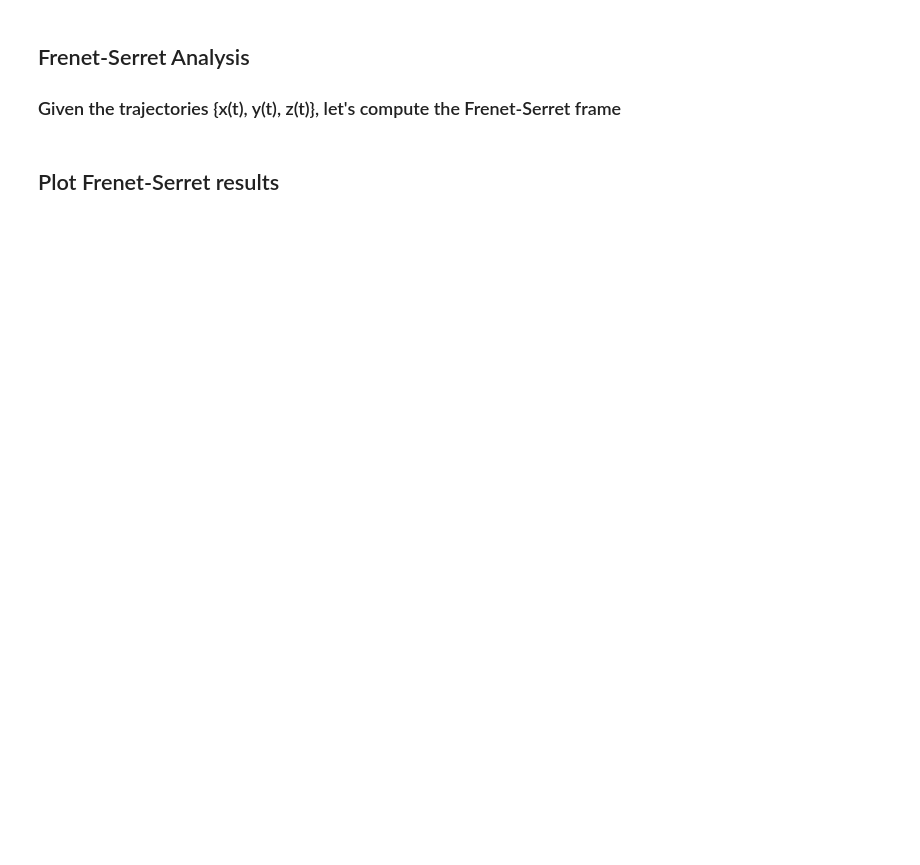
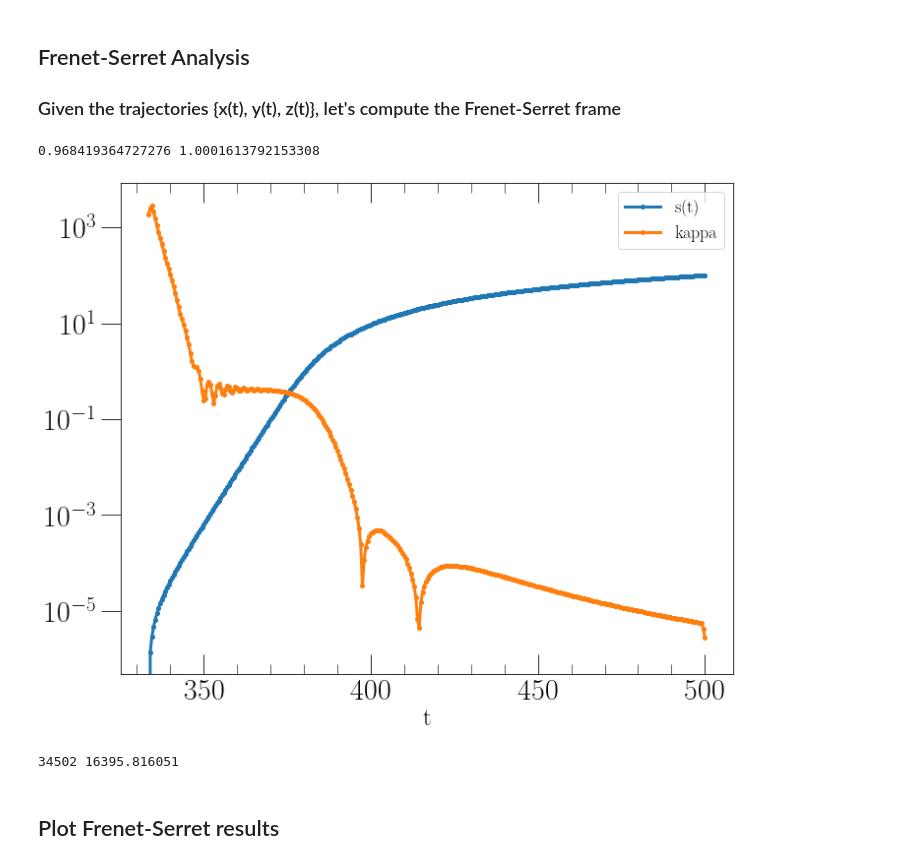
Before and after one commit to mariaokounkova/TracingMerger, a Jupyter notebook: Analysis.ipynb, the cells around one changed output. Saved outputs shown, nothing was run; the diff lists cells and outputs as text; code cells hidden in the pictures; blank space fills up the shorter version.

```diff
--- a/Analysis.ipynb
+++ b/Analysis.ipynb
@@ -468,6 +469,13 @@ def ComputeFrenetSerretTNB(t, x, y, z):
     T_y = np.gradient(y, s)
     T_z = np.gradient(z, s)
 
+    Tmag = np.sqrt(T_x**2 + T_y**2 + T_z**2)
+    print(np.min(Tmag), np.max(Tmag))
+
+    T_x = T_x / Tmag
+    T_y = T_y / Tmag
+    T_z = T_z / Tmag
+
     dTds_x = np.gradient(T_x, s)
     dTds_y = np.gradient(T_y, s)
     dTds_z = np.gradient(T_z, s)
@@ -478,11 +486,15 @@ def ComputeFrenetSerretTNB(t, x, y, z):
     N_y = dTds_y / dTds_mag
     N_z = dTds_z / dTds_mag
 
+    #Nmag = np.sqrt(N_x**2 + N_y**2 + N_z**2)
+
     B_x = T_y * N_z - T_z * N_y
     B_y = - T_x * N_z + T_z * N_x
     B_z = T_x * N_y - T_y * N_x
 
+    #Bmag = np.sqrt(B_x**2 + B_y**2 + B_z**2)
+
     kappa = dTds_mag ## curvature
 
-    return T_x
-    ##return T_x, T_y, T_z, N_x, N_y, N_z, B_x, B_y, B_z, kappa
+    return kappa
+    #return T_x, T_y, T_z, N_x, N_y, N_z, B_x, B_y, B_z, kappa
@@ -511,3 +501,34 @@ plt.tight_layout()
+# %%
+def ArcLengthNoise():
+    """ Explorations in noise due to the arclength s(t) parameter """
+    p = '/Users/mokounkova/TracingMerger/Data/TraceHeadOn_0_0_100_500/'
+    #p = '/Users/mokounkova/TracingMerger/Data/TraceHeadOn_0_0_100_319.7_Horizon/'
+    n = 40000
+
+    t, x, y, z, lapse = GetGeodesicTrajectory(p, n)
+    s = ComputeArcLength(t, x, y, z)
+
+
+    plt.figure(figsize=(10,8))
+
+    T = np.gradient(x, s)
+    plt.plot(t, s, '-o', label='s(t)',markersize=mm)
+
+    kappa = ComputeFrenetSerretTNB(t, x, y, z)
+    plt.plot(t, kappa, '-o', label='kappa', markersize=mm)
+    #index = np.where(s > 0.01)[0][0]
+    #plt.axvline(t[index], label='$s(t) > 0.01$', color='black')
+
+    plt.xlabel('t')
+    plt.legend()
+    plt.yscale('log')
+    plt.tight_layout()
+    plt.show()
+
+ArcLengthNoise()
+# %% [output]
+0.968419364727276 1.0001613792153308
+[figure, added]
 # %%
 ## Dump the Frenet-Serret data to files and read from files
 def MakeFrenetSerretDatFiles(p):
@@ -582,6 +603,12 @@ def GetFrenetSerretMaxCurvature(p, n, loc = False):
 # %%
 #MakeFrenetSerretDatFiles('Data/TraceHeadOn_0_0_100_500/')
 #MakeMaxCurvatureFile('Data/TraceHeadOn_0_0_100_319.7_quick/')
+# %%
+n, a = GetFrenetSerretMaxCurvatures('Data/TraceHeadOn_0_0_100_500/')
+i = np.argmax(a)
+print(n[i], a[i])
+# %% [output]
+34502 16395.816051
 # %% [markdown]
 ## Plot Frenet-Serret results
 # %%
```
Also changed, not shown: parts of 6 cells of this notebook.
